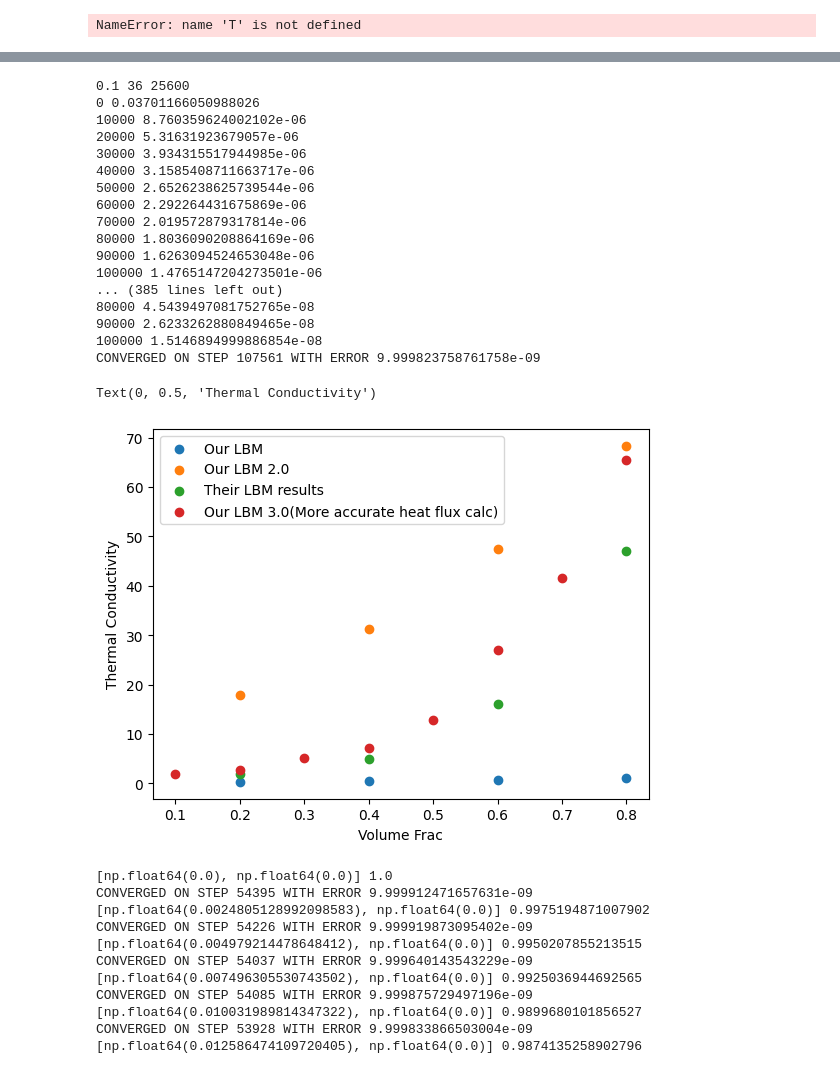
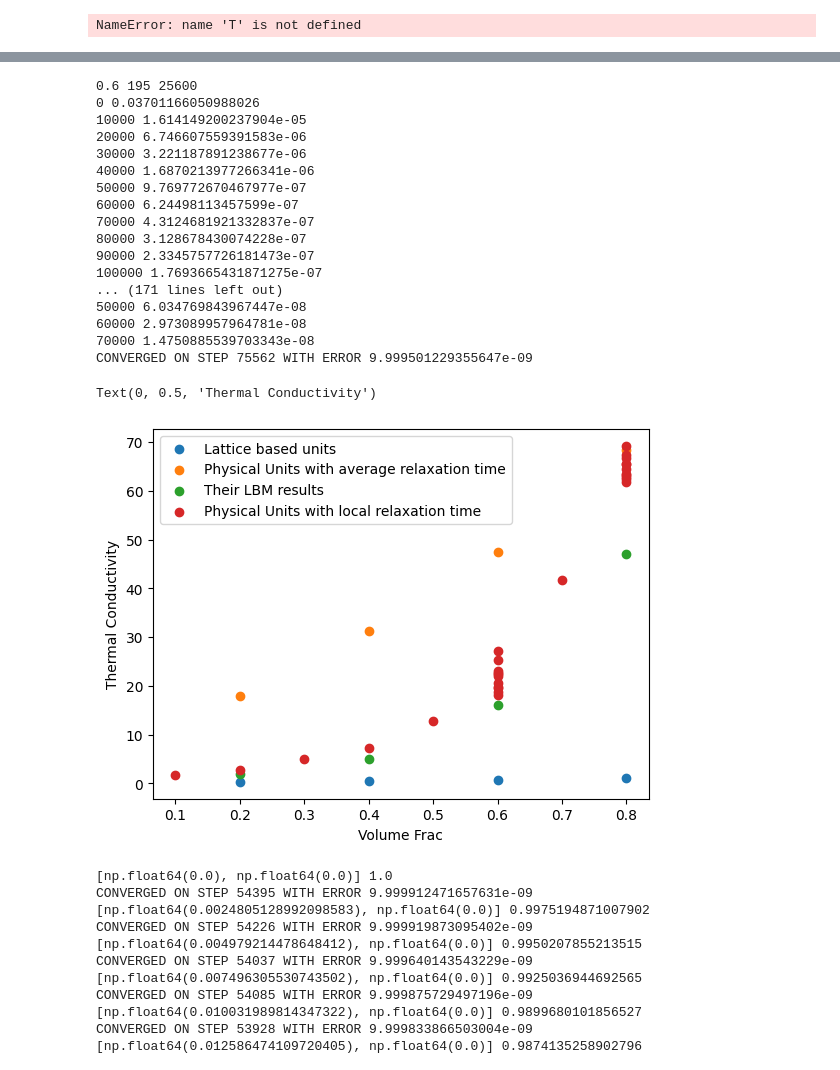
Before and after one commit to AadiDev005/Paraffin-EG-Model, a Jupyter notebook: dataset_generator.ipynb, the cells around one changed output, grey strips where cells are left out. Cells and saved outputs as stored; diff of their text form; code cells hidden in the pictures.

```diff
--- a/dataset_generator.ipynb
+++ b/dataset_generator.ipynb
@@ -345,6 +346,8 @@ KeyboardInterrupt:
 def lbmQ9(grid, paraffinRelaxationTime=0.59567, saturatedEGRelaxationTime=1.2764):
     if type(grid) is list:
         grid=np.array(grid)
+    # grid[:,:]=1
+    # grid[:,100:110]=0
     rows, cols=grid.shape
     tHot=10
     tCold=0
@@ -355,20 +358,19 @@ def lbmQ9(grid, paraffinRelaxationTime=0.59567, saturatedEGRelaxationTime=1.2764
     tauMap=np.where(grid==1, parRelaxTime, satEGRelaxTime)
     bounceMap=np.zeros((8, rows, cols), dtype=np.bool)
     for dir in range(8):
-        bounceMap[dir]=tauMap==np.roll(np.roll(tauMap, shift=dirs[dir][0]*-1, axis=0), shift=dirs[dir][1]*-1, axis=1)
+        bounceMap[dir]=tauMap!=np.roll(np.roll(tauMap, shift=dirs[dir][0]*-1, axis=0), shift=dirs[dir][1]*-1, axis=1)
         if dirs[dir][0]!=0:
-            bounceMap[dir,(dirs[dir][0]*+1)//-2,:]=False
+            bounceMap[dir,dirs[dir][0]//-2,:]=False
         if dirs[dir][1]!=0:
-            bounceMap[dir,:,(dirs[dir][1]*+1)//-2]=False
-    bounceRate=0.001
-    bounceMap=bounceMap.astype(np.float32)*np.where(grid==1, 0, 0)
+            bounceMap[dir,:,dirs[dir][1]//-2]=False
+    bounceMap=bounceMap.astype(np.float32)*np.where(grid==1, 300/303, 300/303)
     T[:,0]=tHot
     T[:,-1]=tCold
     omegas=np.array([1/6, 1/6, 1/6, 1/6, 1/12, 1/12, 1/12, 1/12])
     distF=np.zeros((8, rows, cols))
     distF[:,:,:]=T[:,:]
     distF*=omegas[:,None,None]
-    tolerance=1e-8
+    tolerance=1e-7
     for i in range(10000000):
         T_old=T.copy()
 
@@ -377,7 +379,6 @@ def lbmQ9(grid, paraffinRelaxationTime=0.59567, saturatedEGRelaxationTime=1.2764
         # collision
         for dir in range(8):
             distF[dir]-=(distF[dir]-T*omegas[dir])/tauMap
-
 
         # streaming step
         for dir, [x,y] in enumerate(dirs):
@@ -443,7 +457,0 @@ np.float64(47.43391933979463)
-# %%
-tHot=293
-tCold=283
-deltaT=tHot-tCold
-qFlux=np.sum((distF[1,:,:]-distF[3,:,:])*(tauMap-0.5)/tauMap)
-cond=1000*qFlux/(deltaT*rows*cols)
-cond
@@ -452,5 +457,0 @@ NameError: name 'distF' is not defined
-# %%
-deltaT=tHot-tCold
-qFlux=(np.sum(distF[1,:,:])-np.sum(distF[3,:,:]))*(np.mean(tauMap[:,:])-0.5)/np.mean(tauMap[:,:])
-cond=1000*qFlux/(deltaT*rows*cols)
-cond
@@ -483,40 +499,39 @@ plt.grid()
 # %%
-vols=[]
-conds=[]
-for volFrac in np.linspace(0.1, 0.8, 8):
-    sample=generateSampleFromPaper(160, 160, 0.1, volFrac)
-    cond, T=lbmQ9(sample, 1, 0.505)
-    vols.append(volFrac)
-    conds.append(cond)
+for i in range(5):
+    for volFrac in [0.6, 0.8]:
+        sample=generateSampleFromPaper(160, 160, 0.1, volFrac)
+        cond, T=lbmQ9(sample, 1, 0.505)
+        vols.append(volFrac)
+        conds.append(cond)
 # %% [output]
-0.1 36 25600
+0.6 195 25600
 0 0.03701166050988026
-10000 8.760359624002102e-06
-20000 5.31631923679057e-06
-30000 3.934315517944985e-06
-40000 3.1585408711663717e-06
-50000 2.6526238625739544e-06
-60000 2.292264431675869e-06
-70000 2.019572879317814e-06
-80000 1.8036090208864169e-06
-90000 1.6263094524653048e-06
-100000 1.4765147204273501e-06
-... (385 lines left out)
-80000 4.5439497081752765e-08
-90000 2.6233262880849465e-08
-100000 1.5146894999886854e-08
-CONVERGED ON STEP 107561 WITH ERROR 9.999823758761758e-09
+10000 1.614149200237904e-05
+20000 6.746607559391583e-06
+30000 3.221187891238677e-06
+40000 1.6870213977266341e-06
+50000 9.769772670467977e-07
+60000 6.24498113457599e-07
+70000 4.3124681921332837e-07
+80000 3.128678430074228e-07
+90000 2.3345757726181473e-07
+100000 1.7693665431871275e-07
+... (171 lines left out)
+50000 6.034769843967447e-08
+60000 2.973089957964781e-08
+70000 1.4750885539703343e-08
+CONVERGED ON STEP 75562 WITH ERROR 9.999501229355647e-09
 # %%
-plt.scatter([0.2, 0.4, 0.6, 0.8], [0.29855, 0.5, 0.724, 1.108], label='Our LBM')
-plt.scatter([0.2, 0.4, 0.6, 0.8], [17.83, 31.16, 47.43, 68.32], label='Our LBM 2.0')
+plt.scatter([0.2, 0.4, 0.6, 0.8], [0.29855, 0.5, 0.724, 1.108], label='Lattice based units')
+plt.scatter([0.2, 0.4, 0.6, 0.8], [17.83, 31.16, 47.43, 68.32], label='Physical Units with average relaxation time')
 plt.scatter([0.2, 0.4, 0.6, 0.8], [2, 5, 16, 47], label='Their LBM results')
-plt.scatter(vols, conds, label='Our LBM 3.0(More accurate heat flux calc)')
+plt.scatter(vols, conds, label='Physical Units with local relaxation time')
 plt.legend()
 plt.xlabel('Volume Frac')
 plt.ylabel('Thermal Conductivity')
 # %% [output]
 Text(0, 0.5, 'Thermal Conductivity')
-[figure, old version]
+[figure, new version]
 # %%
 conds=[]
 wts=[]
```
Also changed, not shown: parts of 14 cells of this notebook.
